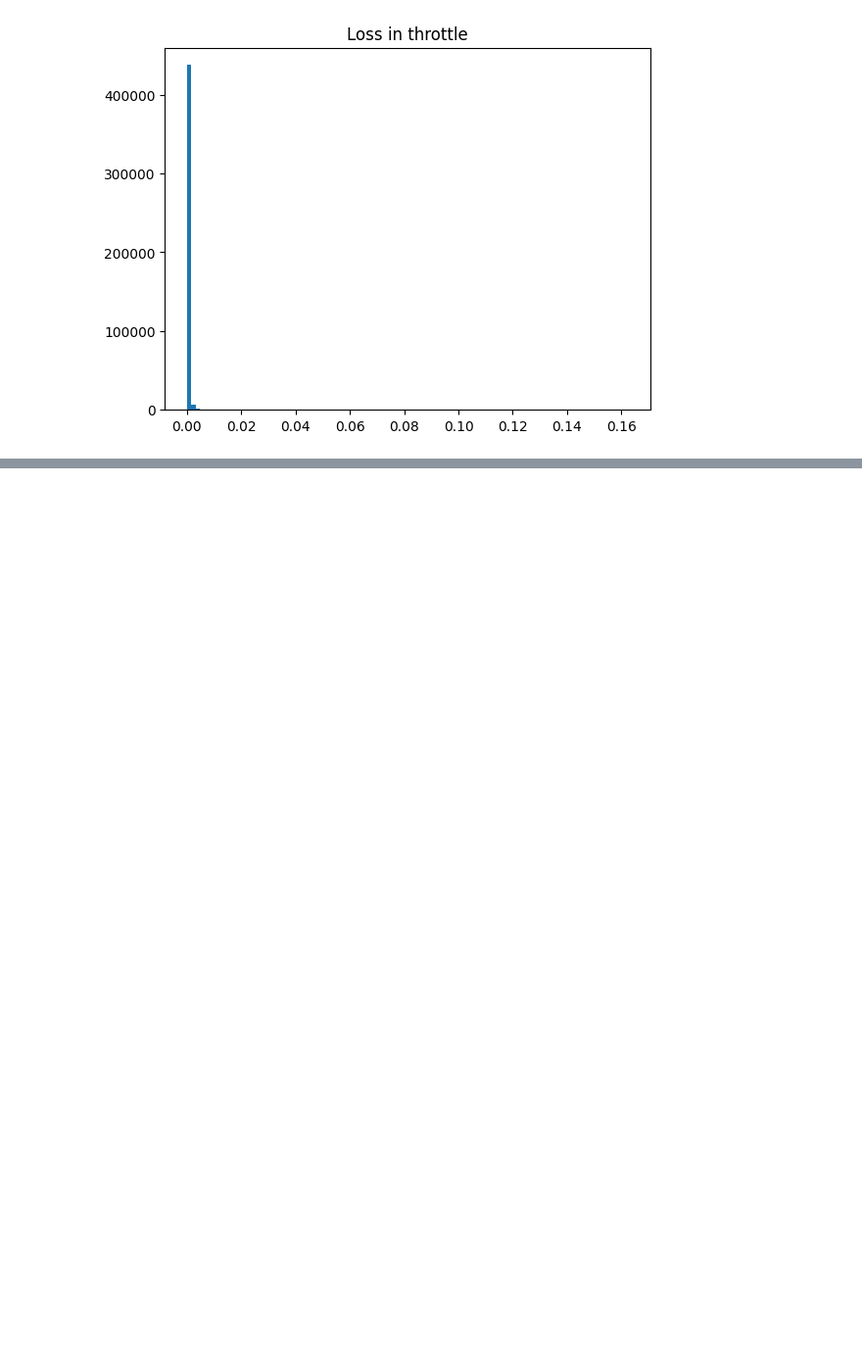
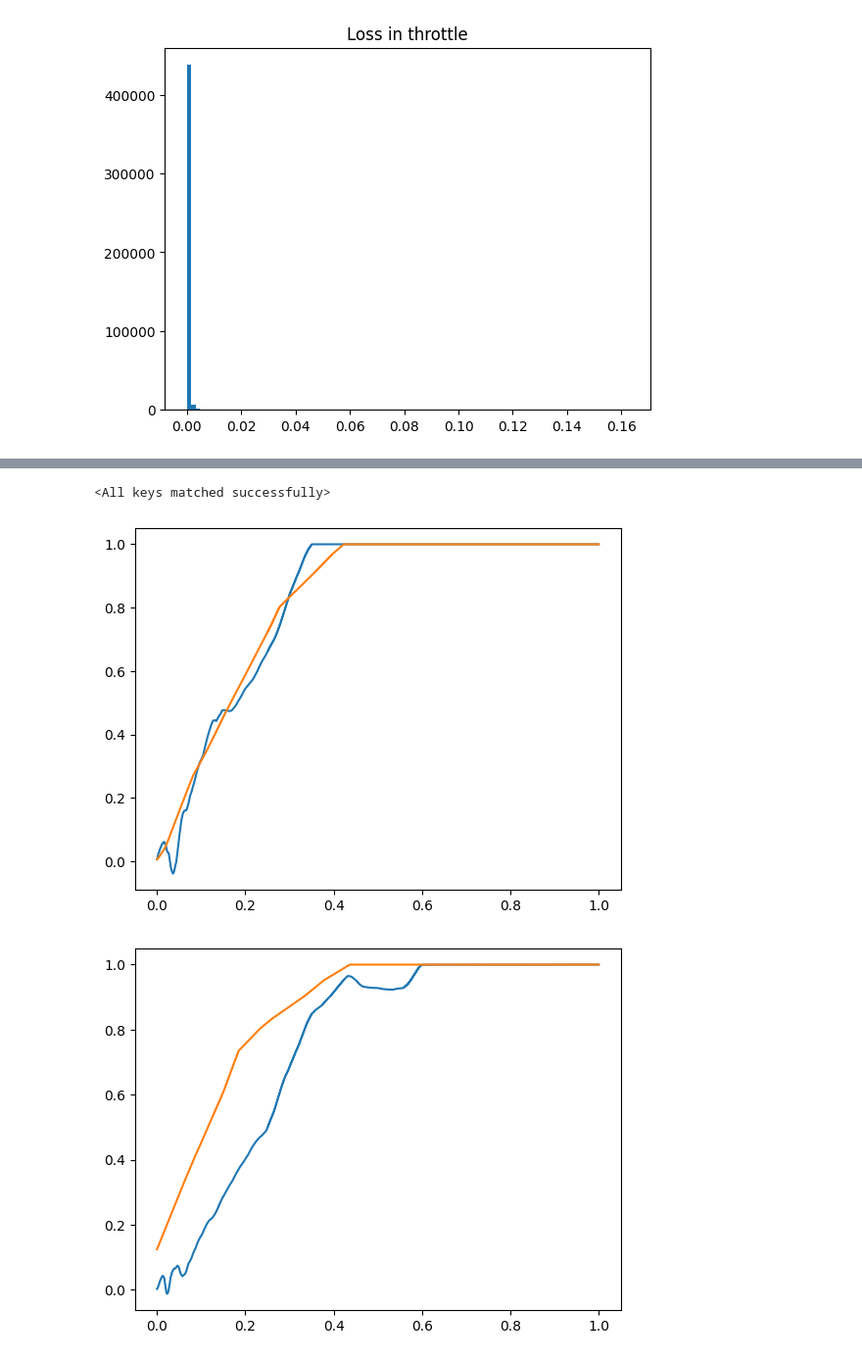
Before and after one commit to pimpale/metadrive-offline-rl-benchmark, a Jupyter notebook: train_idm.ipynb, the cells around one changed output, grey strips where cells are left out. Shown at 98% size. Saved outputs shown, nothing was run; the diff lists cells and outputs as text; code cells hidden in the pictures; blank space fills up the shorter version.

```diff
--- a/train_idm.ipynb
+++ b/train_idm.ipynb
@@ -224,3 +224,26 @@ scenarios = extract_scenarios_file(getFiles(WAYMO_DATA_PATH)[0])
 2023-09-07 00:14:50.727569: I tensorflow/compiler/xla/stream_executor/cuda/cuda_gpu_executor.cc:995] successful NUMA node read from SysFS had negative value (-1), but there must be at least one NUMA n ...
 2023-09-07 00:14:50.727681: W tensorflow/core/common_runtime/gpu/gpu_bfc_allocator.cc:47] Overriding orig_value setting because the TF_FORCE_GPU_ALLOW_GROWTH environment variable is set. Original conf ...
 2023-09-07 00:14:50.727702: I tensorflow/core/common_runtime/gpu/gpu_device.cc:1639] Created device /job:localhost/replica:0/task:0/device:GPU:0 with 9505 MB memory:  -> device: 0, name: NVIDIA GeForc ...
+# %%
+# load waymo trained IDM for reference
+waymo_idm = InverseDynamicsModel().to(device)
+waymo_idm.load_state_dict(torch.load('./data/waymo/idm.pth'))
+# %% [output]
+<All keys matched successfully>
+# %%
+vels = np.linspace([0, 0], [1, 0], 10000)
+
+
+for h in np.linspace(0, 2*np.pi, 10):
+    headings = np.linspace(0, 0, 10000) + h
+
+    obs_batch = obs_batch_to_tensor([Observation(State(0, (0, 0)), State(heading, (x, y))) for (x,y), heading in zip(vels, headings)], device)
+    action_batch = idm(obs_batch)
+    waymo_action_batch = waymo_idm(obs_batch)
+
+    plt.plot(vels[:, 0], action_batch[:, 1].cpu().detach().numpy(), label='throttle')
+    plt.plot(vels[:, 0], waymo_action_batch[:, 1].cpu().detach().numpy(), label='waymo throttle')
+    plt.show()
+# %% [output]
+[figure, added]
+[figure, added]
```
Also changed, not shown: parts of 5 cells of this notebook, 10 other files.
